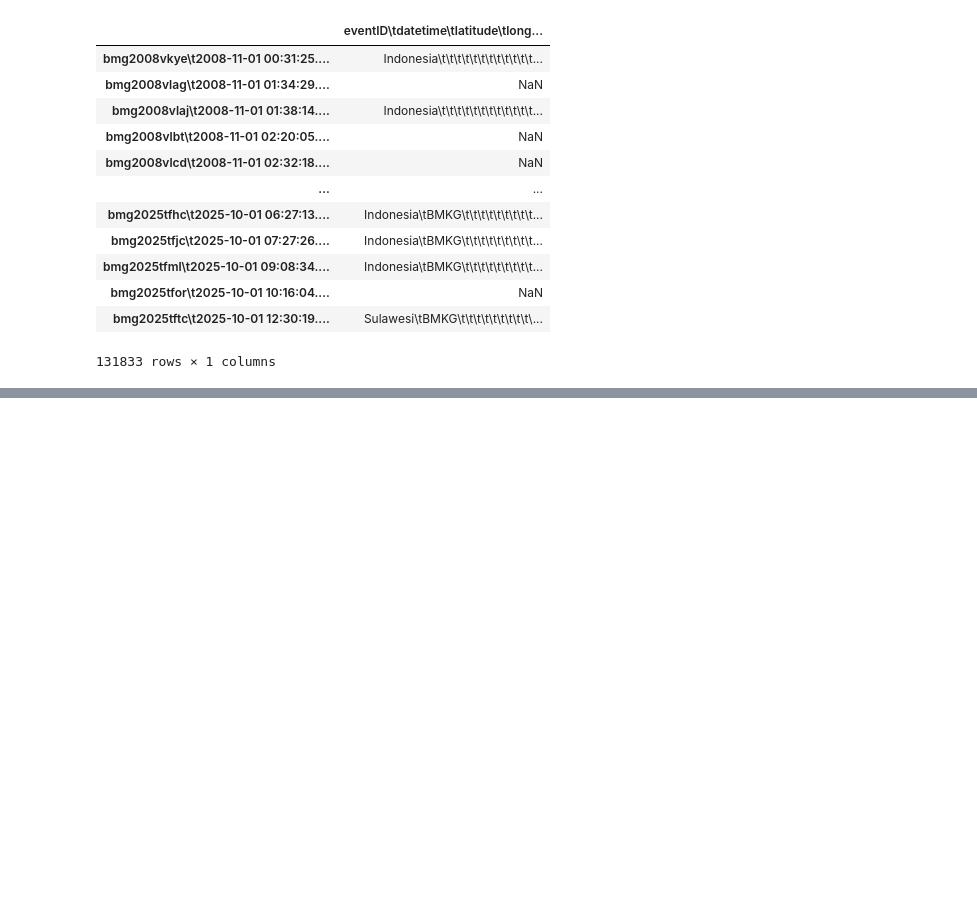
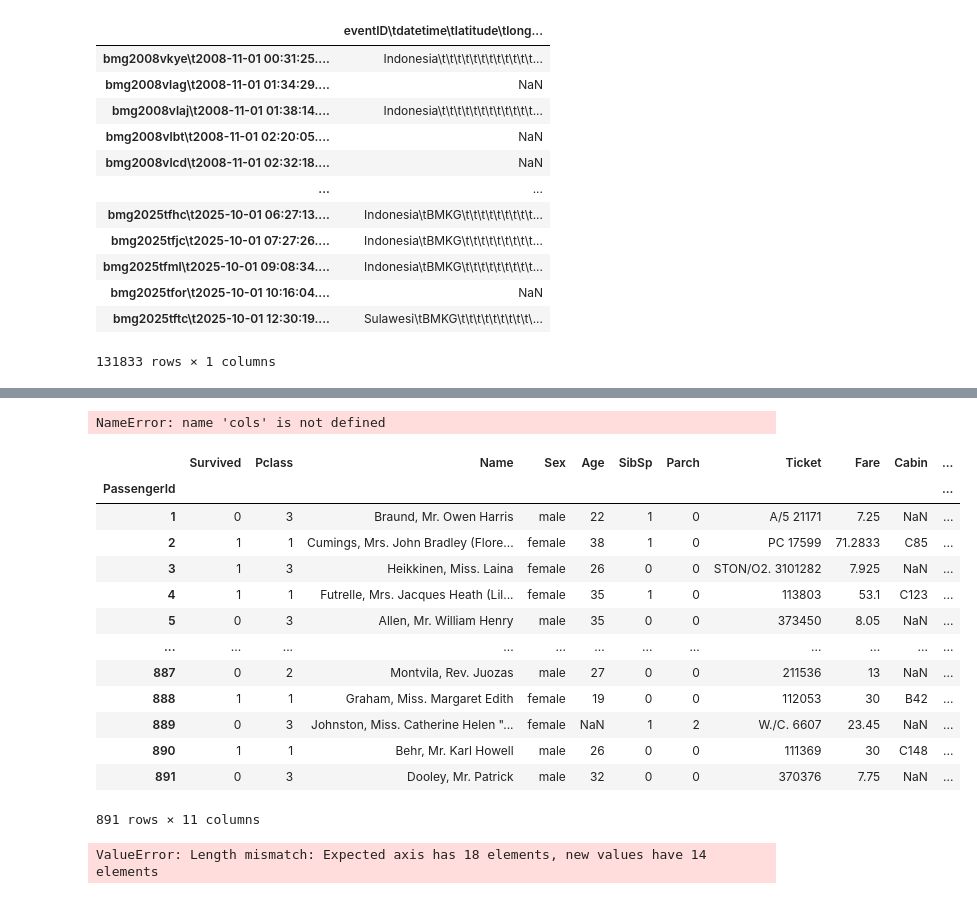
Before and after one commit to ashuwebdevloper/GEN-AI, a Jupyter notebook: ML/Data Gathering/data_gathering_cv.ipynb, the cells around one changed output, grey strips where cells are left out. Drawn from its saved outputs; the diff is of its cells as text; code cells hidden in the pictures; blank space fills up the shorter version.

```diff
--- a/ML/Data Gathering/data_gathering_cv.ipynb
+++ b/ML/Data Gathering/data_gathering_cv.ipynb
@@ -22,3 +22,5 @@ df
 | bmg2025tfor\t2025-10-01 10:16:04.... | NaN |
 | bmg2025tftc\t2025-10-01 12:30:19.... | Sulawesi\tBMKG\t\t\t\t\t\t\t\t\t\... |
 131833 rows × 1 columns
+# %%
+df = pd.read_csv(r'C:\Users\aboyc\tutedude\ML\Data Gathering\Titanic-Dataset.csv',names=['P_ID','Survived','Pclass','P_name','Gender','Age','Sibiling or Spouse','Parch','Ticket_ID','Fare','Cabin','Starting Journey'])
@@ -24,0 +43,55 @@ df
+# %%
+df.columns = df.iloc[0]
+df = df[1:].reset_index(drop=True).set_index('PassengerId')
+# %%
+df_student = pd.read_csv('student_depression_dataset.csv')
+
+df_student = df_student.rename(columns={
+    'Gender': 'gender',
+    'Age': 'age',
+    'City': 'city',
+    'Profession': 'profession',
+    'Academic Pressure': 'academic_pressure',
+    'CGPA': 'cgpa',
+    'Study Satisfaction': 'study_satisfaction',
+    'Job Satisfaction': 'job',
+    'Sleep Duration': 'sleep_duration',
+    'Dietary Habits': 'dietary_habits',
+    'Degree': 'degree_satisfaction',
+    'Have you ever had suicidal thoughts ?': 'have_you_ever_had_suicidal_thoughts',
+    'Depression': 'depression'
+})[cols]
+# %% [output]
+NameError: name 'cols' is not defined
+# %%
+df
+# %% [output]
+|  | Survived | Pclass | Name | Sex | Age | SibSp | Parch | Ticket | Fare | Cabin | ... |
+| PassengerId |  |  |  |  |  |  |  |  |  |  | ... |
+| 1 | 0 | 3 | Braund, Mr. Owen Harris | male | 22 | 1 | 0 | A/5 21171 | 7.25 | NaN | ... |
+| 2 | 1 | 1 | Cumings, Mrs. John Bradley (Flore... | female | 38 | 1 | 0 | PC 17599 | 71.2833 | C85 | ... |
+| 3 | 1 | 3 | Heikkinen, Miss. Laina | female | 26 | 0 | 0 | STON/O2. 3101282 | 7.925 | NaN | ... |
+| 4 | 1 | 1 | Futrelle, Mrs. Jacques Heath (Lil... | female | 35 | 1 | 0 | 113803 | 53.1 | C123 | ... |
+| 5 | 0 | 3 | Allen, Mr. William Henry | male | 35 | 0 | 0 | 373450 | 8.05 | NaN | ... |
+| ... | ... | ... | ... | ... | ... | ... | ... | ... | ... | ... | ... |
+| 887 | 0 | 2 | Montvila, Rev. Juozas | male | 27 | 0 | 0 | 211536 | 13 | NaN | ... |
+| 888 | 1 | 1 | Graham, Miss. Margaret Edith | female | 19 | 0 | 0 | 112053 | 30 | B42 | ... |
+| 889 | 0 | 3 | Johnston, Miss. Catherine Helen "... | female | NaN | 1 | 2 | W./C. 6607 | 23.45 | NaN | ... |
+| 890 | 1 | 1 | Behr, Mr. Karl Howell | male | 26 | 0 | 0 | 111369 | 30 | C148 | ... |
+| 891 | 0 | 3 | Dooley, Mr. Patrick | male | 32 | 0 | 0 | 370376 | 7.75 | NaN | ... |
+891 rows × 11 columns
+# %%
+cols = [
+    'id', 'gender', 'age', 'city', 'profession',
+    'academic_pressure', 'cgpa', 'study_satisfaction',
+    'job', 'sleep_duration', 'dietary_habits',
+    'degree_satisfaction',
+    'have_you_ever_had_suicidal_thoughts',
+    'depression'
+]
+
+df_student = pd.read_csv('student_depression_dataset.csv')
+df_student.columns = cols
+d
+# %% [output]
+ValueError: Length mismatch: Expected axis has 18 elements, new values have 14 elements
```
Also changed, not shown: parts of 6 cells of this notebook, 1 other file.
